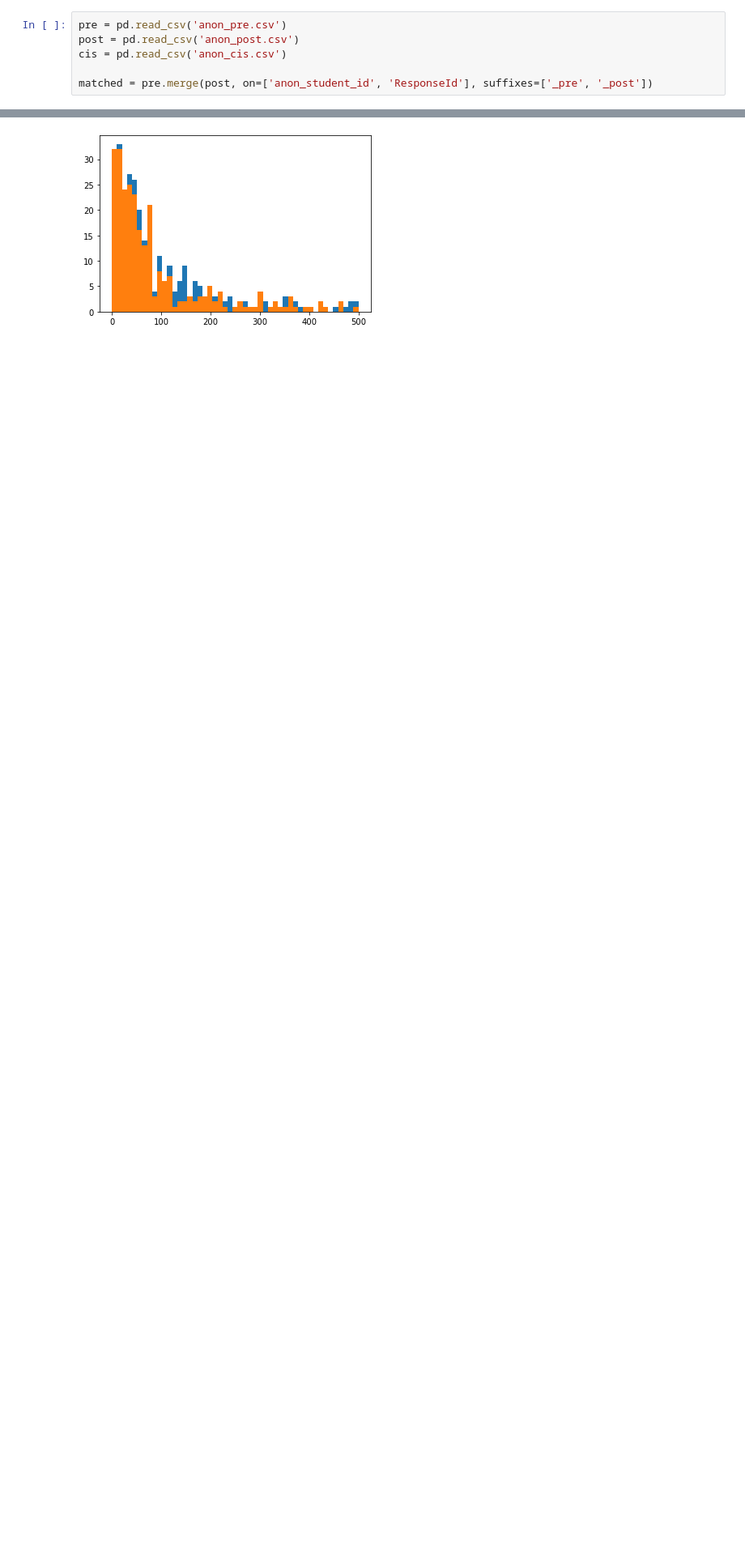
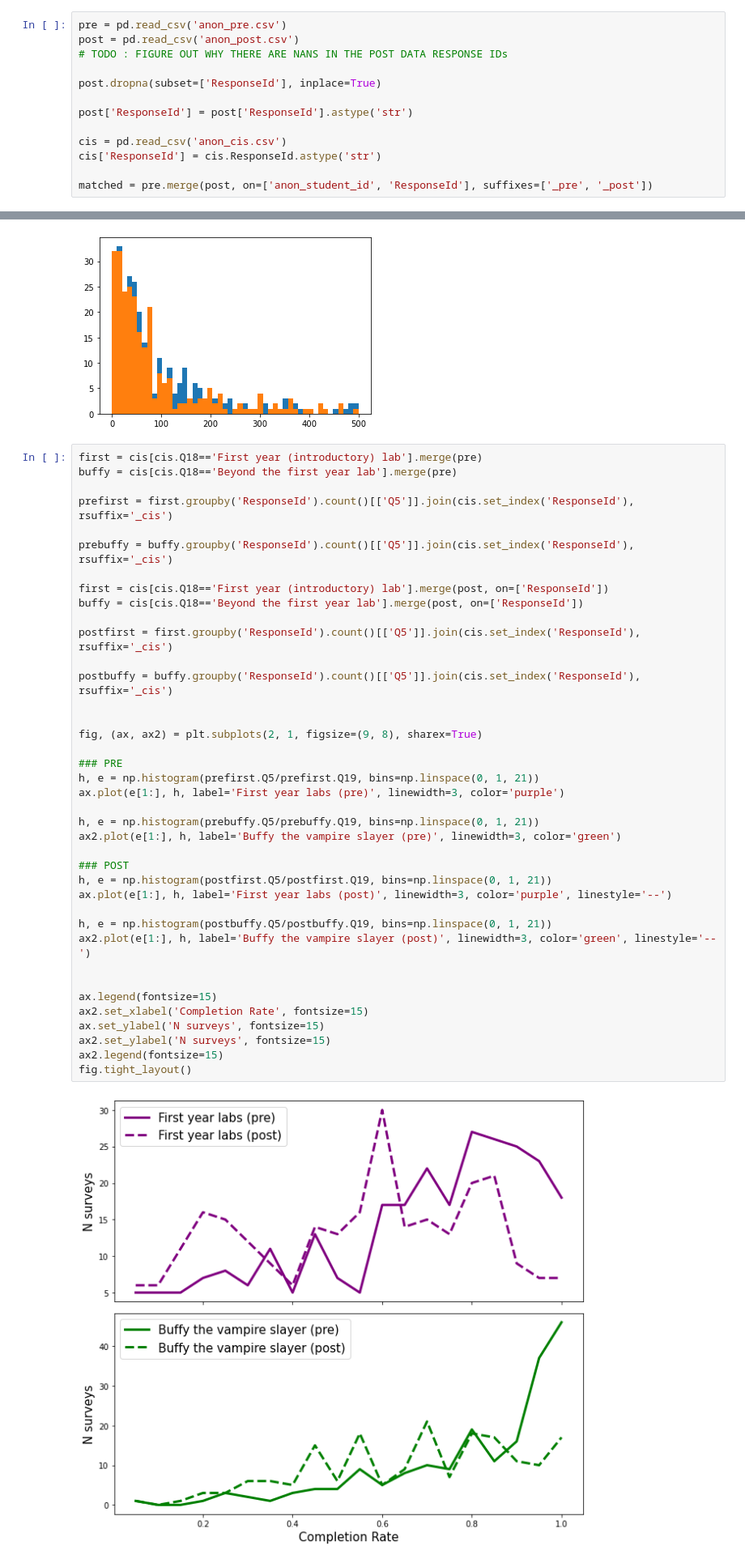
Before and after one commit to Lewandowski-Labs-PER/eclass-public, a Jupyter notebook: summary statistics.ipynb, the cells around one changed output, grey strips where cells are left out. Shown at 81% size. Drawn from its saved outputs; the diff is of its cells as text; blank space fills up the shorter version.

```diff
--- a/summary statistics.ipynb
+++ b/summary statistics.ipynb
@@ -6,7 +6,14 @@ import numpy as np
 # %%
 pre = pd.read_csv('anon_pre.csv')
 post = pd.read_csv('anon_post.csv')
+# TODO : FIGURE OUT WHY THERE ARE NANS IN THE POST DATA RESPONSE IDs
+
+post.dropna(subset=['ResponseId'], inplace=True)
+
+post['ResponseId'] = post['ResponseId'].astype('str')
+
 cis = pd.read_csv('anon_cis.csv')
+cis['ResponseId'] = cis.ResponseId.astype('str')
 
 matched = pre.merge(post, on=['anon_student_id', 'ResponseId'], suffixes=['_pre', '_post'])
 # %%
@@ -194,3 +201,44 @@ post19[(post19['Q18']=='First year (introductory) lab')].post_cnt.hist(bins=np.l
 # %% [output]
 <matplotlib.axes._subplots.AxesSubplot at 0x...>
 [figure]
+# %%
+first = cis[cis.Q18=='First year (introductory) lab'].merge(pre)
+buffy = cis[cis.Q18=='Beyond the first year lab'].merge(pre)
+
+prefirst = first.groupby('ResponseId').count()[['Q5']].join(cis.set_index('ResponseId'), rsuffix='_cis')
+
+prebuffy = buffy.groupby('ResponseId').count()[['Q5']].join(cis.set_index('ResponseId'), rsuffix='_cis')
+
+first = cis[cis.Q18=='First year (introductory) lab'].merge(post, on=['ResponseId'])
+buffy = cis[cis.Q18=='Beyond the first year lab'].merge(post, on=['ResponseId'])
+
+postfirst = first.groupby('ResponseId').count()[['Q5']].join(cis.set_index('ResponseId'), rsuffix='_cis')
+
+postbuffy = buffy.groupby('ResponseId').count()[['Q5']].join(cis.set_index('ResponseId'), rsuffix='_cis')
+
+
+fig, (ax, ax2) = plt.subplots(2, 1, figsize=(9, 8), sharex=True)
+
+### PRE
+h, e = np.histogram(prefirst.Q5/prefirst.Q19, bins=np.linspace(0, 1, 21))
+ax.plot(e[1:], h, label='First year labs (pre)', linewidth=3, color='purple')
+
+h, e = np.histogram(prebuffy.Q5/prebuffy.Q19, bins=np.linspace(0, 1, 21))
+ax2.plot(e[1:], h, label='Buffy the vampire slayer (pre)', linewidth=3, color='green')
+
+### POST
+h, e = np.histogram(postfirst.Q5/postfirst.Q19, bins=np.linspace(0, 1, 21))
+ax.plot(e[1:], h, label='First year labs (post)', linewidth=3, color='purple', linestyle='--')
+
+h, e = np.histogram(postbuffy.Q5/postbuffy.Q19, bins=np.linspace(0, 1, 21))
+ax2.plot(e[1:], h, label='Buffy the vampire slayer (post)', linewidth=3, color='green', linestyle='--')
+
+
+ax.legend(fontsize=15)
+ax2.set_xlabel('Completion Rate', fontsize=15)
+ax.set_ylabel('N surveys', fontsize=15)
+ax2.set_ylabel('N surveys', fontsize=15)
+ax2.legend(fontsize=15)
+fig.tight_layout()
+# %% [output]
+[figure, added]
```
Also changed, not shown: parts of 2 cells of this notebook.
